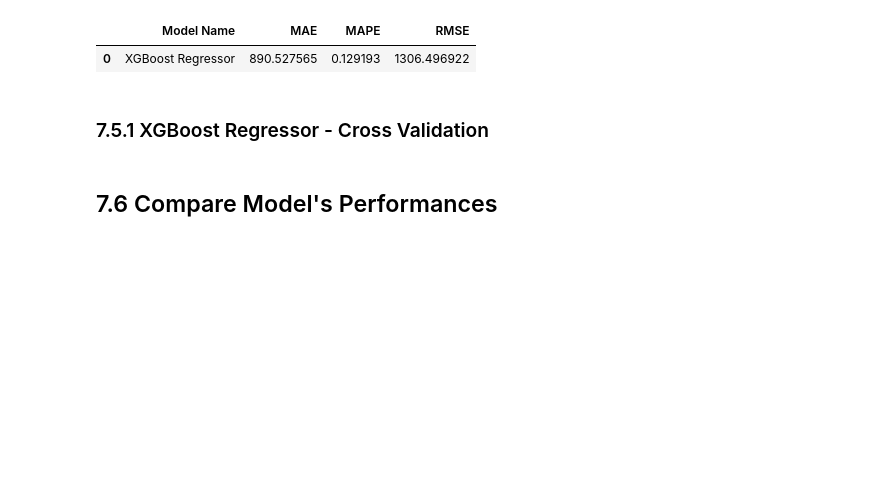
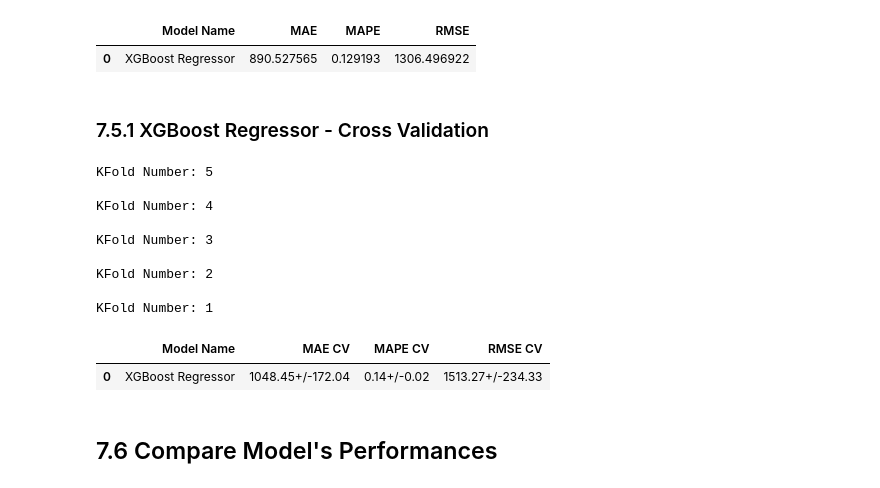
Before and after one commit to jpsouzarocha/ds-rossmann, a Jupyter notebook: m10_v01_store_sales_prediction.ipynb, the cells around one changed output. Drawn from its saved outputs; the diff is of its cells as text; code cells hidden in the pictures; blank space fills up the shorter version.

```diff
--- a/m10_v01_store_sales_prediction.ipynb
+++ b/m10_v01_store_sales_prediction.ipynb
@@ -1042,8 +1054,20 @@ xgb_result
 # %% [markdown]
 ### 7.5.1 XGBoost Regressor - Cross Validation
 # %%
-#xgb_result_cv = cross_validation(x_training, 5, "XGBoost Regressor", model_xgb, verbose=True)
-#xgb_result_cv
+xgb_result_cv = cross_validation(x_training, 5, "XGBoost Regressor", model_xgb, verbose=True)
+xgb_result_cv
+# %% [output]
+KFold Number: 5
+
+KFold Number: 4
+
+KFold Number: 3
+
+KFold Number: 2
+
+KFold Number: 1
+|  | Model Name | MAE CV | MAPE CV | RMSE CV |
+| 0 | XGBoost Regressor | 1048.45+/-172.04 | 0.14+/-0.02 | 1513.27+/-234.33 |
 # %% [markdown]
 ## 7.6 Compare Model's Performances
 # %% [markdown]
```
Also changed, not shown: parts of 11 cells of this notebook.
